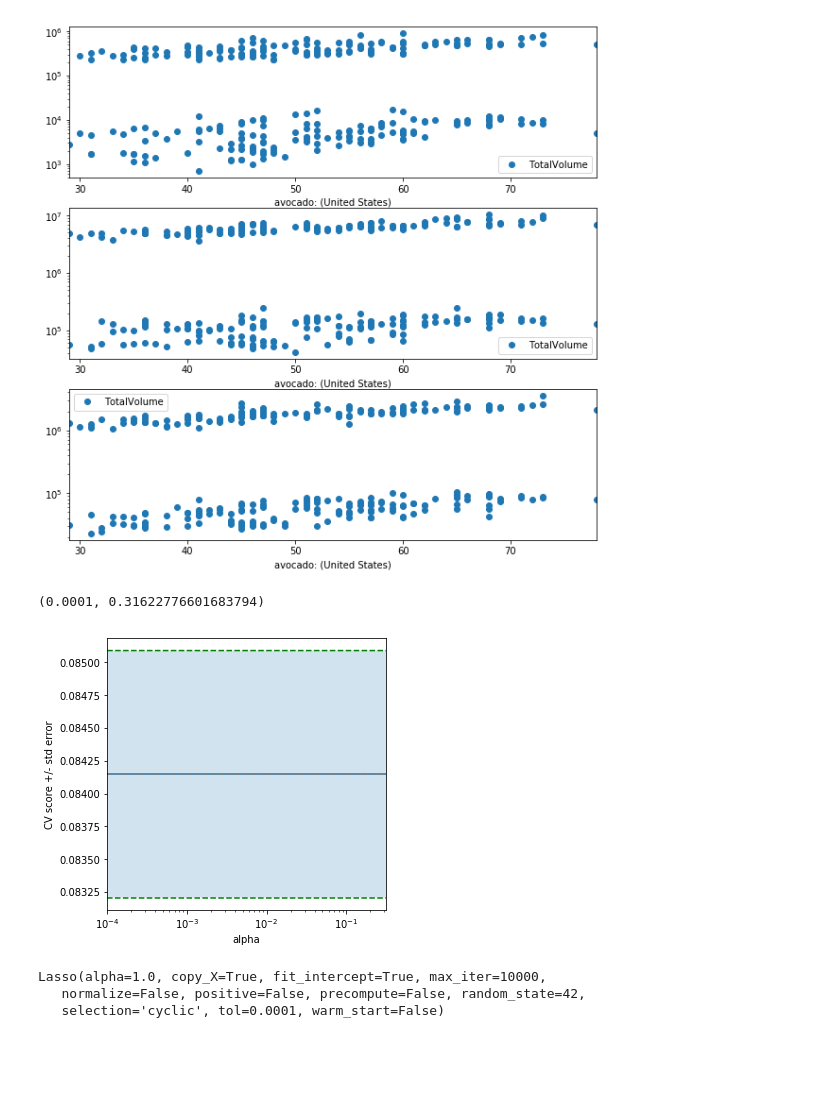
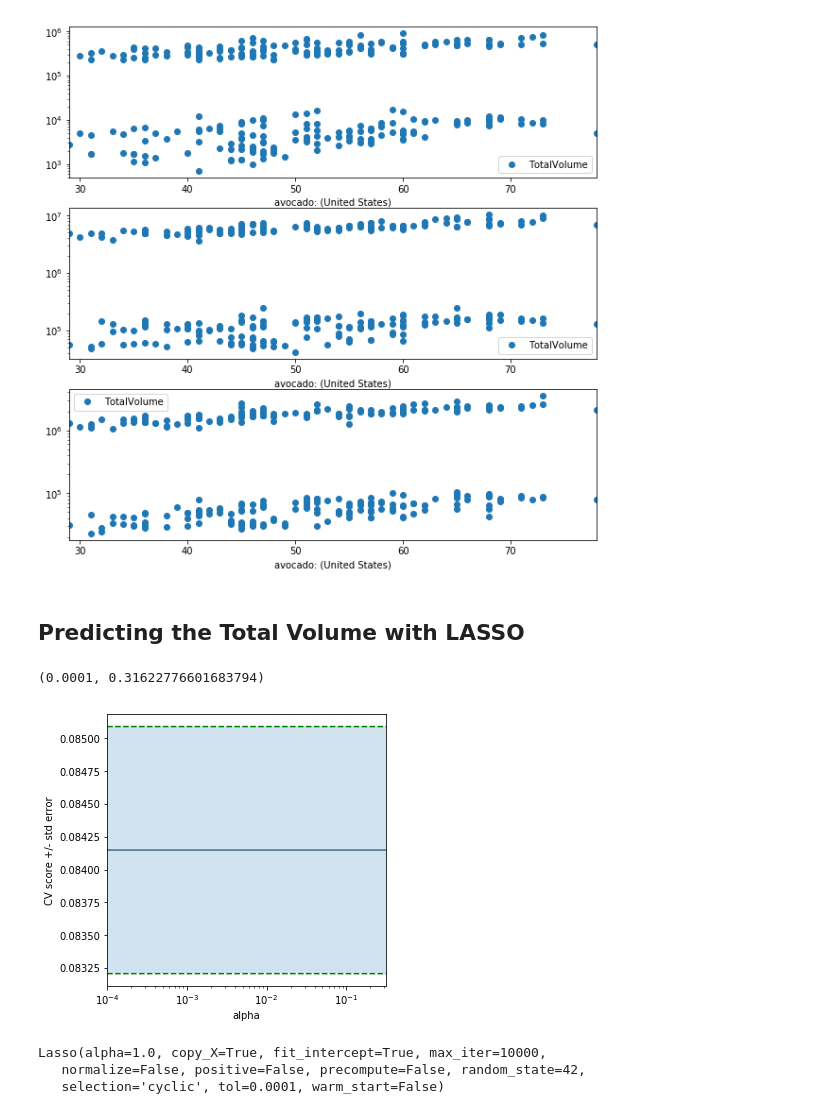
Before and after one commit to tagreine/case, a Jupyter notebook: Avocado_king_notebook.ipynb, the cells around one changed output. Drawn from its saved outputs; the diff is of its cells as text; code cells hidden in the pictures; blank space fills up the shorter version.

```diff
--- a/Avocado_king_notebook.ipynb
+++ b/Avocado_king_notebook.ipynb
@@ -287,33 +322,40 @@ df_train[df_train['region']==35].plot(x='avocado: (United States)', y='TotalVolu
 # %% [output]
 <matplotlib.axes._subplots.AxesSubplot at 0x...>
 [figure]
+# %% [markdown]
+## Predicting the Total Volume with LASSO
+# %%
+scaler  = MinMaxScaler()
+X_train_s = scaler.fit_transform(X_train)
+
+model = Lasso(random_state=42, max_iter=10000)
+
+
+alphas = np.logspace(-4, -0.5, 30)
+
+tuned_parameters = [{'alpha': alphas}]
+n_folds = 5
 # %%
-model = Lasso(random_state=42, max_iter=10000)
-alphas = np.logspace(-4, -0.5, 30)
-
-tuned_parameters = [{'alpha': alphas}]
-n_folds = 5
-
 random_grid = GridSearchCV(model, tuned_parameters, cv=n_folds, refit=False)
-random_grid.fit(X_train, y_train)
+random_grid.fit(X_train_s, y_train)
 scores = random_grid.cv_results_['mean_test_score']
 scores_std = random_grid.cv_results_['std_test_score']
 plt.figure(figsize=(5,5))
 plt.semilogx(alphas, scores)
 
 # plot error lines showing +/- std. errors of the scores
 std_error = scores_std / np.sqrt(n_folds)
 
 plt.semilogx(alphas, scores + std_error, 'g--')
 plt.semilogx(alphas, scores - std_error, 'g--')
 
 plt.fill_between(alphas, scores + std_error, scores - std_error, alpha=0.2) # alpha controls the fill color
 
 plt.ylabel('CV score +/- std error')
 plt.xlabel('alpha')
 plt.axhline(np.max(scores), linestyle='--', color='.5')
 plt.xlim([alphas[0], alphas[-1]])
 # %% [output]
 (0.0001, 0.31622776601683794)
-[figure, old version]
+[figure, new version]
 # %%
```
Also changed, not shown: parts of 63 cells of this notebook, 2 other files.
